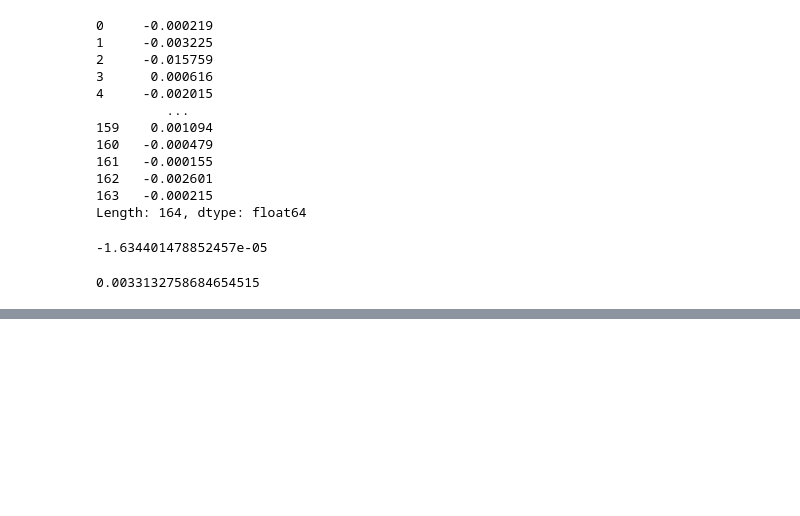
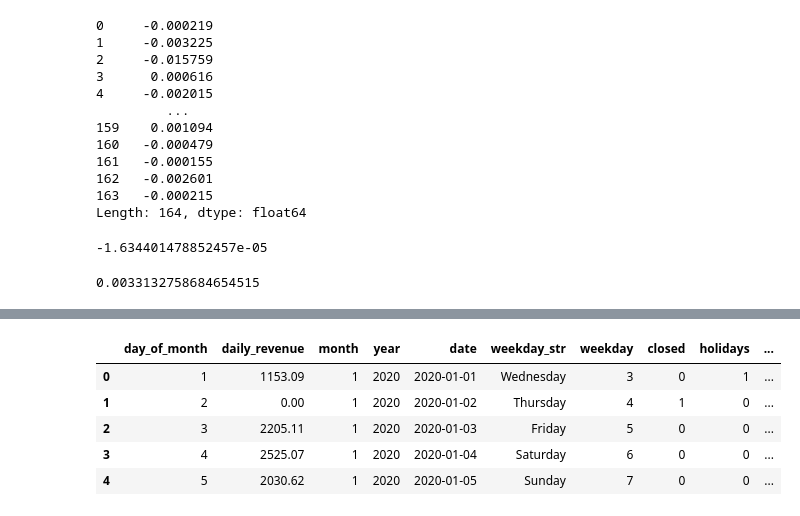
Before and after one commit to germanortola/restaurants-in-Barcelona, a Jupyter notebook: ML_la_lluna.ipynb, the cells around one changed output, grey strips where cells are left out. Saved outputs shown, nothing was run; the diff lists cells and outputs as text; code cells hidden in the pictures; blank space fills up the shorter version.

```diff
--- a/ML_la_lluna.ipynb
+++ b/ML_la_lluna.ipynb
@@ -1133,0 +1200,3 @@ error.std()
+# %%
+
+la_lluna["date"] = pd.to_datetime(la_lluna["date"], format='%Y-%m-%d')
@@ -1133,0 +1223,9 @@ error.std()
+# %%
+la_lluna.head()
+# %% [output]
+|  | day_of_month | daily_revenue | month | year | date | weekday_str | weekday | closed | holidays | ... |
+| 0 | 1 | 1153.09 | 1 | 2020 | 2020-01-01 | Wednesday | 3 | 0 | 1 | ... |
+| 1 | 2 | 0.00 | 1 | 2020 | 2020-01-02 | Thursday | 4 | 1 | 0 | ... |
+| 2 | 3 | 2205.11 | 1 | 2020 | 2020-01-03 | Friday | 5 | 0 | 0 | ... |
+| 3 | 4 | 2525.07 | 1 | 2020 | 2020-01-04 | Saturday | 6 | 0 | 0 | ... |
+| 4 | 5 | 2030.62 | 1 | 2020 | 2020-01-05 | Sunday | 7 | 0 | 0 | ... |
```
Also changed, not shown: parts of 18 cells of this notebook.
